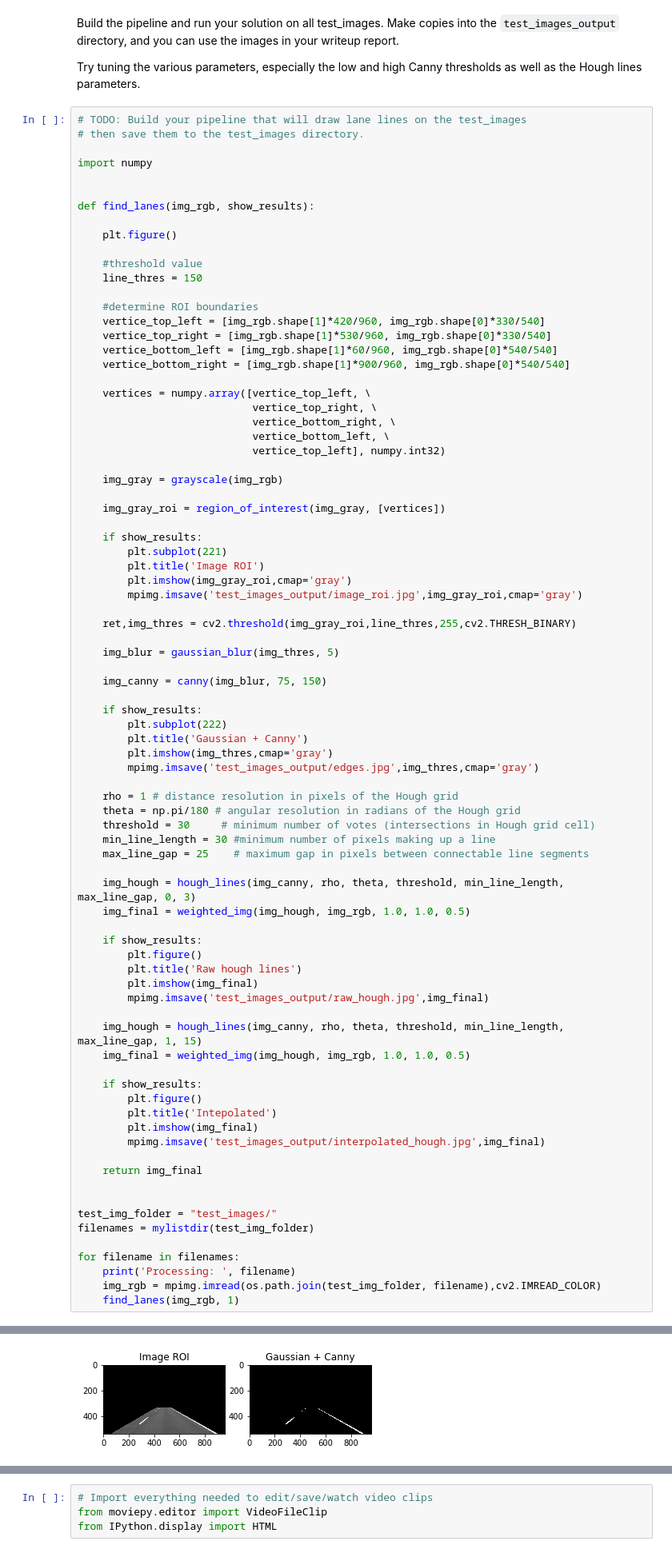
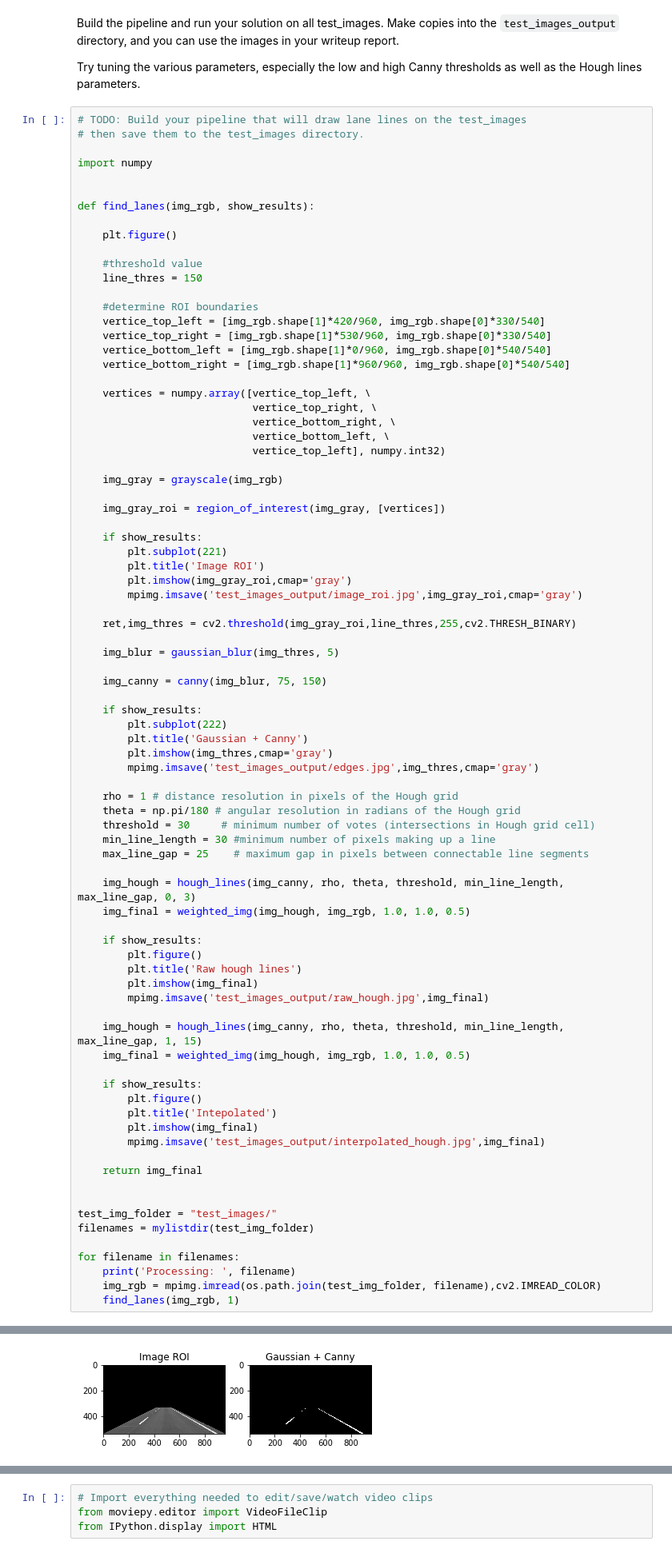
Before and after one commit to fexadyn/Udacity-LaneDetection-P1, a Jupyter notebook: P1.ipynb, the cells around one changed output, grey strips where cells are left out. Shown at 80% size. Cells and saved outputs as stored; diff of their text form.

Commit message:
added output images

```diff
--- a/P1.ipynb
+++ b/P1.ipynb
@@ -245,8 +245,8 @@ def find_lanes(img_rgb, show_results):
     #determine ROI boundaries
     vertice_top_left = [img_rgb.shape[1]*420/960, img_rgb.shape[0]*330/540]
     vertice_top_right = [img_rgb.shape[1]*530/960, img_rgb.shape[0]*330/540]
-    vertice_bottom_left = [img_rgb.shape[1]*60/960, img_rgb.shape[0]*540/540]
-    vertice_bottom_right = [img_rgb.shape[1]*900/960, img_rgb.shape[0]*540/540]
+    vertice_bottom_left = [img_rgb.shape[1]*0/960, img_rgb.shape[0]*540/540]
+    vertice_bottom_right = [img_rgb.shape[1]*960/960, img_rgb.shape[0]*540/540]
 
     vertices = numpy.array([vertice_top_left, \
                             vertice_top_right, \
@@ -290,33 +290,33 @@ def find_lanes(img_rgb, show_results):
         plt.title('Raw hough lines')
         plt.imshow(img_final)
         mpimg.imsave('test_images_output/raw_hough.jpg',img_final)
 
     img_hough = hough_lines(img_canny, rho, theta, threshold, min_line_length, max_line_gap, 1, 15)
     img_final = weighted_img(img_hough, img_rgb, 1.0, 1.0, 0.5)
 
     if show_results:
         plt.figure()
         plt.title('Intepolated')
         plt.imshow(img_final)
         mpimg.imsave('test_images_output/interpolated_hough.jpg',img_final)
 
     return img_final
 
 
 test_img_folder = "test_images/"
 filenames = mylistdir(test_img_folder)
 
 for filename in filenames:
     print('Processing: ', filename)
     img_rgb = mpimg.imread(os.path.join(test_img_folder, filename),cv2.IMREAD_COLOR)
     find_lanes(img_rgb, 1)
 # %% [output]
 Processing:  solidWhiteCurve.jpg
 Processing:  solidWhiteRight.jpg
 Processing:  solidYellowCurve.jpg
 Processing:  solidYellowCurve2.jpg
 Processing:  solidYellowLeft.jpg
 Processing:  whiteCarLaneSwitch.jpg
-[figure, old version]
+[figure, new version]
 [figure]
 [figure]
```
Also changed, not shown: parts of 1 cell of this notebook, 9 other files.
